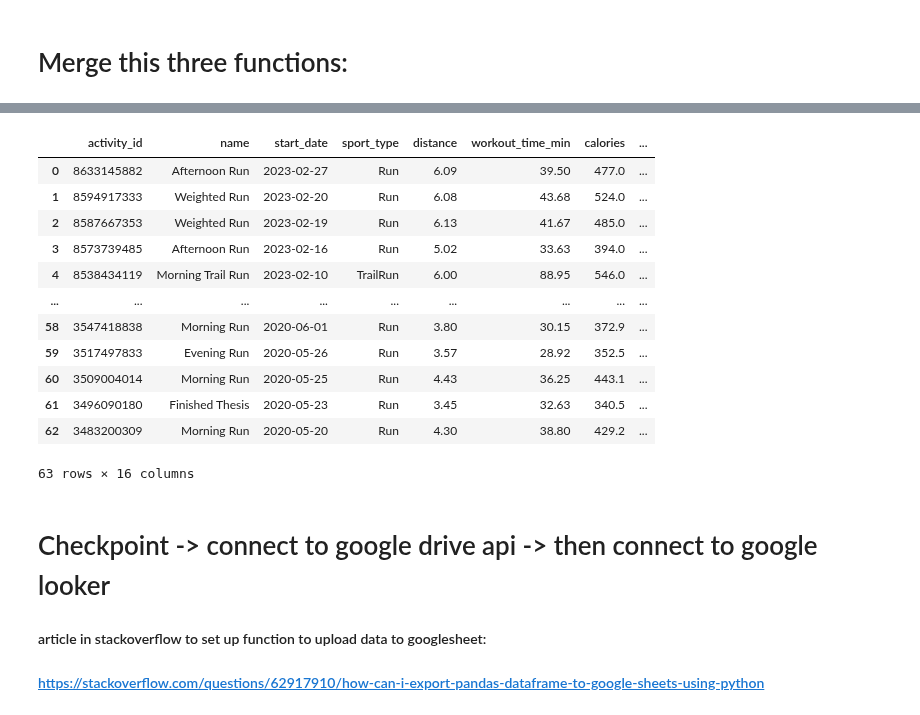
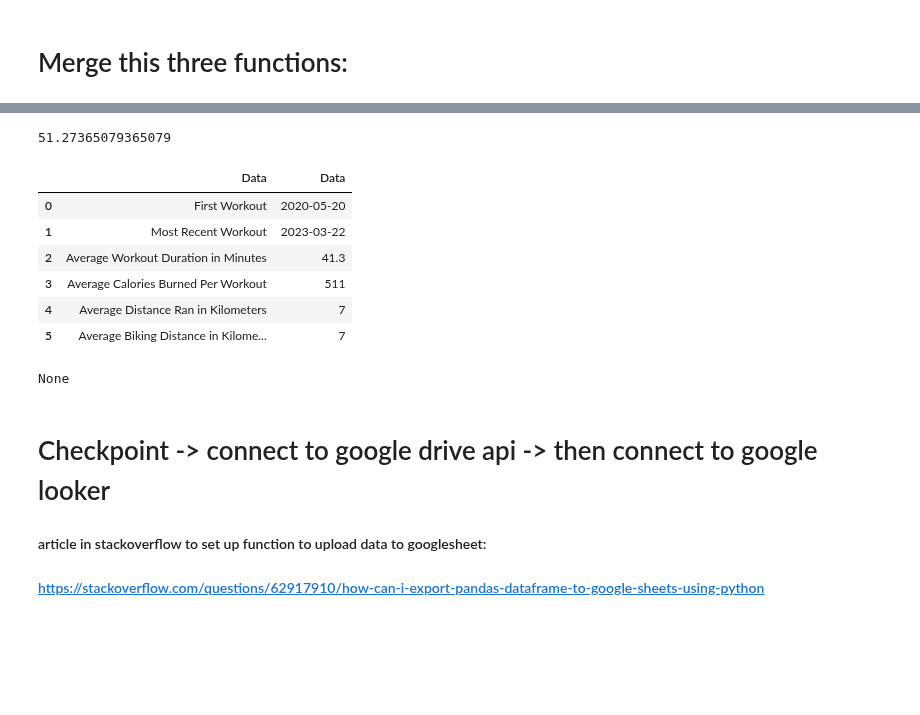
Before and after one commit to ManuelElizaldi/PyStrava, a Jupyter notebook: StravaConnect.ipynb, the cells around one changed output, grey strips where cells are left out. Cells and saved outputs as stored; diff of their text form; code cells hidden in the pictures; blank space fills up the shorter version.

Commit message:
Merged all 3 functions that clean the workout json

```diff
--- a/StravaConnect.ipynb
+++ b/StravaConnect.ipynb
@@ -312,14 +312,14 @@ Extracting workout: 63
 # %% [markdown]
 # Merge this three functions:
 # %%
-# This function will clean the output from the previous function - GetWorkoutData
-def CleanWorkoutDF(workout_json):
+# This function will parse the workout json, grab the relevant columns, clean the units and create a lap counter for the final dataframe
+def CleanWorkoutJson(workout_json):
     df = pd.json_normalize(workout_json)
     df[['distance']] = round(df['distance']/1000,2)
     df['workout_time_min'] = round(df['elapsed_time']/60,2)
     df[["start_date"]] = pd.to_datetime(df['start_date']).dt.date
     df = df.rename(columns={'id':'activity_id'})
-    return df[['activity_id',
+    df = df[['activity_id',
                'name',
                'start_date',
                'sport_type',
@@ -335,9 +335,6 @@ def CleanWorkoutDF(workout_json):
                'average_heartrate',
                'max_heartrate']]
 
-
-# This function will clean and do some data conversions the json to get the laps from each workout
-def GetLapsFromWorkouts(workout_json):
     workout_laps = pd.json_normalize(workout_json,'laps')
     workout_laps = workout_laps[['activity.id','name','elapsed_time','distance','average_heartrate','max_heartrate','average_speed','max_speed']]
     workout_laps = workout_laps.rename(columns={'activity.id':'activity_id',
@@ -350,10 +347,8 @@ def GetLapsFromWorkouts(workout_json):
                                                 'max_speed':'lap_max_speed'})
     workout_laps['lap_elapsed_time_min'] = round(workout_laps['lap_elapsed_time_min']/60,2)
     workout_laps['lap_distance'] = round(workout_laps['lap_distance']/1000,2)
-    return workout_laps
 
+    lap_counter = workout_laps['activity_id'].value_counts().rename_axis('activity_id').reset_index(name='lap_count')
 
-# Function that returns the number of laps per workout
-def LapCounter(df_laps):
-    lap_count = df_laps['activity_id'].value_counts().rename_axis('activity_id').reset_index(name='lap_count')
-    return lap_count
+    merged = df.merge(lap_counter, on = 'activity_id')
+    return merged,workout_laps
@@ -380,19 +355,6 @@ running_laps_counter
-# %%
-clean_running_workouts
-merged = clean_running_workouts.merge(running_laps_counter, on = 'activity_id')
-merged
-# %% [output]
-|  | activity_id | name | start_date | sport_type | distance | workout_time_min | calories | ... |
-| 0 | 8633145882 | Afternoon Run | 2023-02-27 | Run | 6.09 | 39.50 | 477.0 | ... |
-| 1 | 8594917333 | Weighted Run | 2023-02-20 | Run | 6.08 | 43.68 | 524.0 | ... |
-| 2 | 8587667353 | Weighted Run | 2023-02-19 | Run | 6.13 | 41.67 | 485.0 | ... |
-| 3 | 8573739485 | Afternoon Run | 2023-02-16 | Run | 5.02 | 33.63 | 394.0 | ... |
-| 4 | 8538434119 | Morning Trail Run | 2023-02-10 | TrailRun | 6.00 | 88.95 | 546.0 | ... |
-| ... | ... | ... | ... | ... | ... | ... | ... | ... |
-| 58 | 3547418838 | Morning Run | 2020-06-01 | Run | 3.80 | 30.15 | 372.9 | ... |
-| 59 | 3517497833 | Evening Run | 2020-05-26 | Run | 3.57 | 28.92 | 352.5 | ... |
-| 60 | 3509004014 | Morning Run | 2020-05-25 | Run | 4.43 | 36.25 | 443.1 | ... |
-| 61 | 3496090180 | Finished Thesis | 2020-05-23 | Run | 3.45 | 32.63 | 340.5 | ... |
-| 62 | 3483200309 | Morning Run | 2020-05-20 | Run | 4.30 | 38.80 | 429.2 | ... |
-63 rows × 16 columns
+# %%
+running_workouts_df = CleanWorkoutJson(running_workouts)
+running_workouts_df['workout_time_min'].mean()
+# %% [output]
+51.27365079365079
 # %%
@@ -417,0 +382,32 @@ def DescribeWorkoutDF(df):
+# %%
+average_workout_duration=round(running_workouts_df['workout_time_min'].mean(),2)
+average_calories_burned_per_workout=round(running_workouts_df['calories'].mean(),2)
+average_distance=round(running_workouts_df['distance'].mean(),0)
+average_laps = round(pd.Series.mean(running_workouts_df['lap_count']),0)
+
+# Creating dataframe from general statistics variables
+# Create the DataFrame
+test_general_stats_df = pd.DataFrame({
+    'Average Workout Duration in Minutes':average_workout_duration,
+    'Average Calories Burned Per Workout':average_calories_burned_per_workout,
+    'Average Distance in Kilometers':average_distance,
+    'Average Number of Laps':average_laps
+},index=['Info'])
+
+# Transposing dataframe, setting new index and column
+test_general_stats_df = general_stats_df.T
+test_general_stats_df = general_stats_df.reset_index()
+test_general_stats_df = general_stats_df.rename(columns={'index':'Info','Info':'Data'})
+test_general_stats_df
+# %% [output]
+|  | Data | Data |
+| 0 | First Workout | 2020-05-20 |
+| 1 | Most Recent Workout | 2023-03-22 |
+| 2 | Average Workout Duration in Minutes | 41.3 |
+| 3 | Average Calories Burned Per Workout | 511 |
+| 4 | Average Distance Ran in Kilometers | 7 |
+| 5 | Average Biking Distance in Kilome... | 7 |
+# %%
+print(DescribeWorkoutDF(running_workouts_df))
+# %% [output]
+None
```
Also changed, not shown: parts of 4 cells of this notebook.
